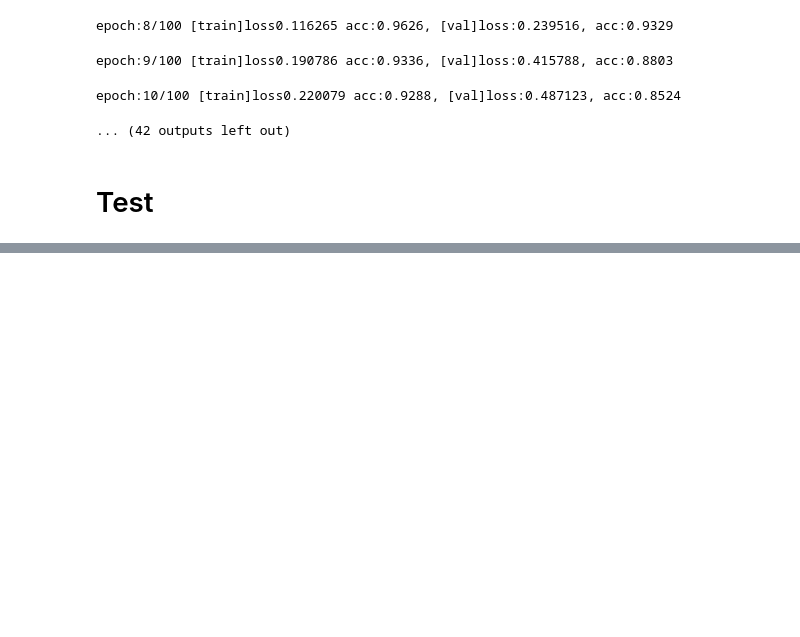
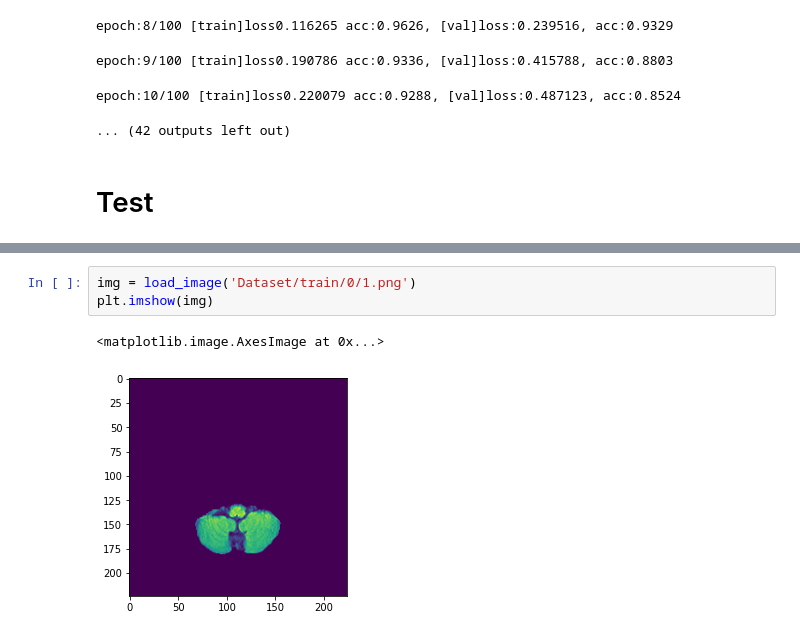
Before and after one commit to ShumpeiTakezaki/newcomer, a Jupyter notebook: source/train_resnet50.ipynb, the cells around one changed output, grey strips where cells are left out. Drawn from its saved outputs; the diff is of its cells as text; blank space fills up the shorter version.

```diff
--- a/source/train_resnet50.ipynb
+++ b/source/train_resnet50.ipynb
@@ -400,0 +438,6 @@ plt.savefig(cm_path)
+# %%
+img = load_image('Dataset/train/0/1.png')
+plt.imshow(img)
+# %% [output]
+<matplotlib.image.AxesImage at 0x...>
+[figure, added]
```
Also changed, not shown: parts of 6 cells of this notebook, 1 other file.
